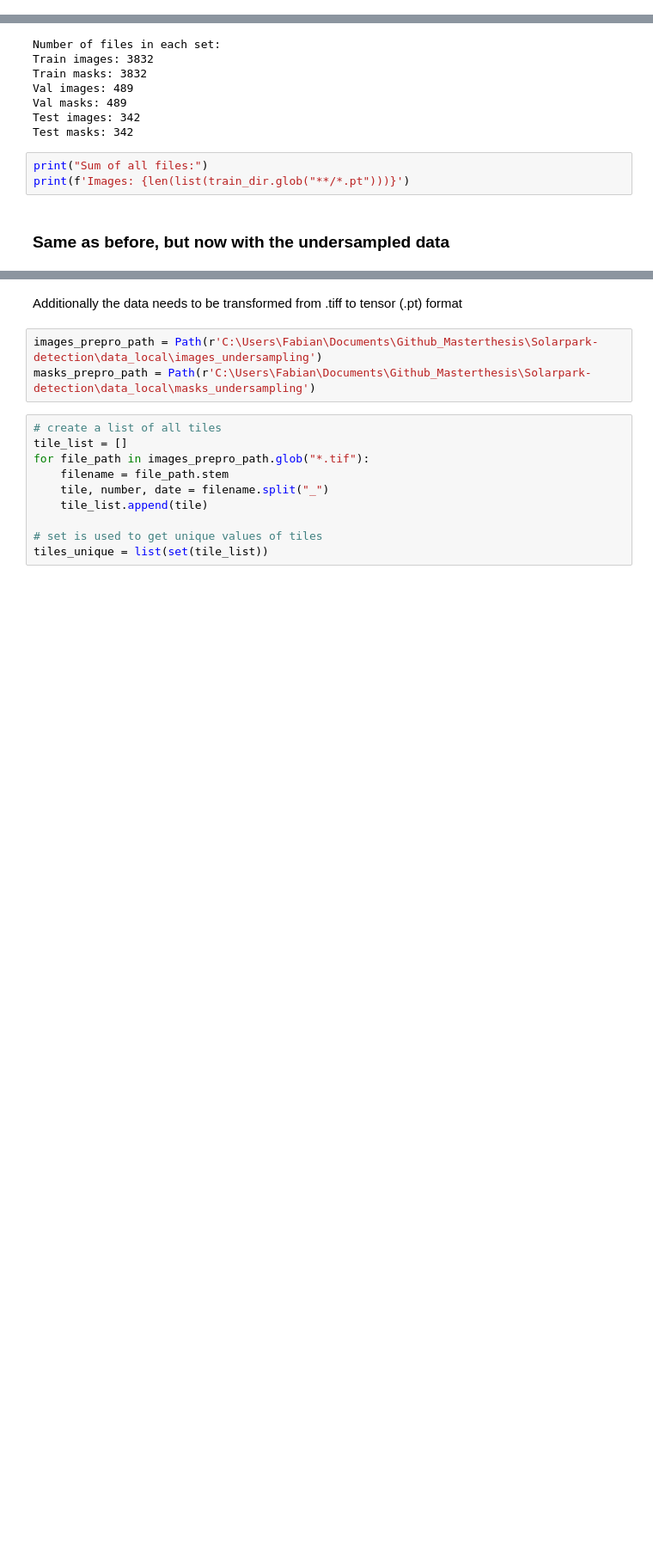
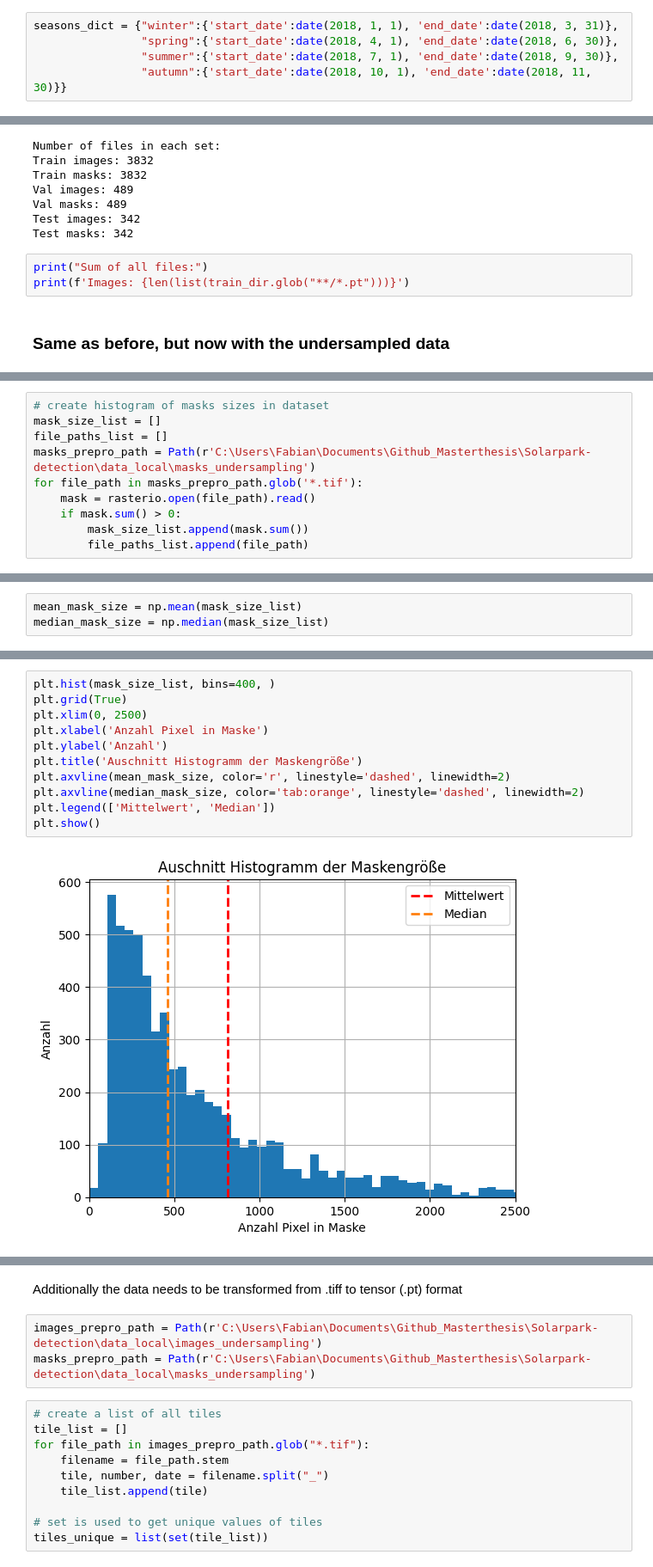
Before and after one commit to Taraman12/Solarpark-detection, a Jupyter notebook: Notebooks/ML_Modell/create_train_val_test_split.ipynb, the cells around one changed output, grey strips where cells are left out. Shown at 86% size. Cells and saved outputs as stored; diff of their text form; blank space fills up the shorter version.

Commit message:
created plots

```diff
--- a/Notebooks/ML_Modell/create_train_val_test_split.ipynb
+++ b/Notebooks/ML_Modell/create_train_val_test_split.ipynb
@@ -51,3 +55,8 @@ def get_tile_and_date(identifier: str):
 # %%
 images_prepro_path = Path(r'C:\Users\Fabian\Documents\Github_Masterthesis\Solarpark-detection\data_local\images_only_AOI_test_color_corr_cleaned')
 masks_prepro_path = Path(r'C:\Users\Fabian\Documents\Github_Masterthesis\Solarpark-detection\data_local\masks_only_AOI_test_color_corr_cleaned')
+# %%
+seasons_dict = {"winter":{'start_date':date(2018, 1, 1), 'end_date':date(2018, 3, 31)},
+                "spring":{'start_date':date(2018, 4, 1), 'end_date':date(2018, 6, 30)},
+                "summer":{'start_date':date(2018, 7, 1), 'end_date':date(2018, 9, 30)},
+                "autumn":{'start_date':date(2018, 10, 1), 'end_date':date(2018, 11, 30)}}
@@ -131,0 +181,10 @@ print(f'Images: {len(list(train_dir.glob("**/*.pt")))}')
+# %%
+# create histogram of masks sizes in dataset
+mask_size_list = []
+file_paths_list = []
+masks_prepro_path = Path(r'C:\Users\Fabian\Documents\Github_Masterthesis\Solarpark-detection\data_local\masks_undersampling')
+for file_path in masks_prepro_path.glob('*.tif'):
+    mask = rasterio.open(file_path).read()
+    if mask.sum() > 0:
+        mask_size_list.append(mask.sum())
+        file_paths_list.append(file_path)
@@ -131,0 +193,3 @@ print(f'Images: {len(list(train_dir.glob("**/*.pt")))}')
+# %%
+mean_mask_size = np.mean(mask_size_list)
+median_mask_size = np.median(mask_size_list)
@@ -131,0 +206,13 @@ print(f'Images: {len(list(train_dir.glob("**/*.pt")))}')
+# %%
+plt.hist(mask_size_list, bins=400, )
+plt.grid(True)
+plt.xlim(0, 2500)
+plt.xlabel('Anzahl Pixel in Maske')
+plt.ylabel('Anzahl')
+plt.title('Auschnitt Histogramm der Maskengröße')
+plt.axvline(mean_mask_size, color='r', linestyle='dashed', linewidth=2)
+plt.axvline(median_mask_size, color='tab:orange', linestyle='dashed', linewidth=2)
+plt.legend(['Mittelwert', 'Median'])
+plt.show()
+# %% [output]
+[figure, added]
```
Also changed, not shown: parts of 34 cells of this notebook, 1 other file.
